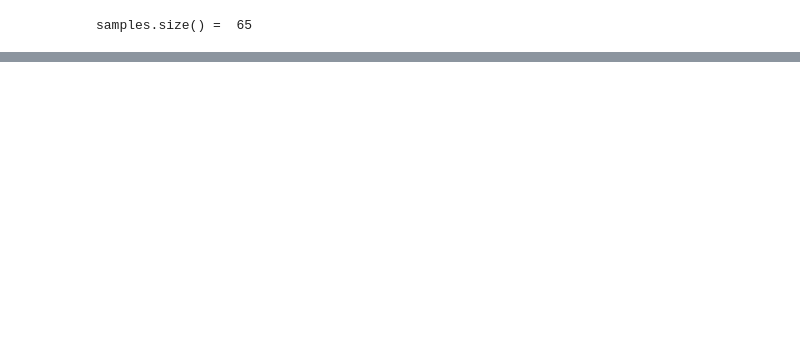
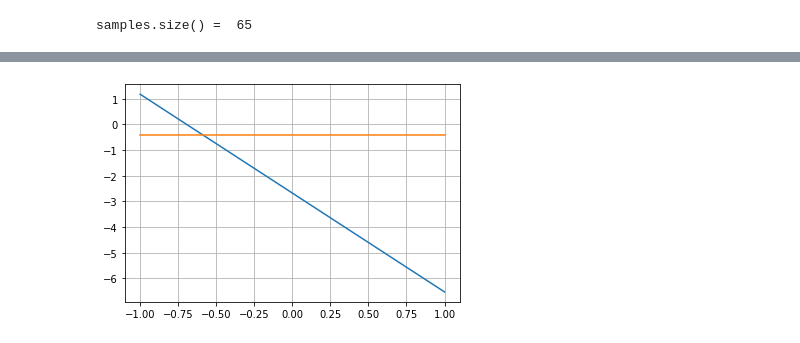
Before and after one commit to msu-graphics-group/scenes, a Jupyter notebook: sample_loader_app/debug_pixel.ipynb, the cells around one changed output, grey strips where cells are left out. Drawn from its saved outputs; the diff is of its cells as text; code cells hidden in the pictures; blank space fills up the shorter version.

```diff
--- a/sample_loader_app/debug_pixel.ipynb
+++ b/sample_loader_app/debug_pixel.ipynb
@@ -63,0 +66,11 @@ for (pix_line,line) in zip(reversed(pixels), reversed(coords)):
+# %%
+L1 = [1.43924141,0.373829037,1]
+L2 = [0,2.32051563,1]
+
+x = np.linspace(-1, 1)
+plt.plot(x, -(L1[0] / L1[1] * x + L1[2] / L1[1]))
+plt.plot(x, -(L2[0] / L2[1] * x + L2[2] / L2[1]))
+plt.grid()
+#plt.plot(x, -(L3[0] / L3[1] * x + L3[2] / L3[1]))
+# %% [output]
+[figure, added]
```
Also changed, not shown: parts of 2 cells of this notebook, 1 other file.
